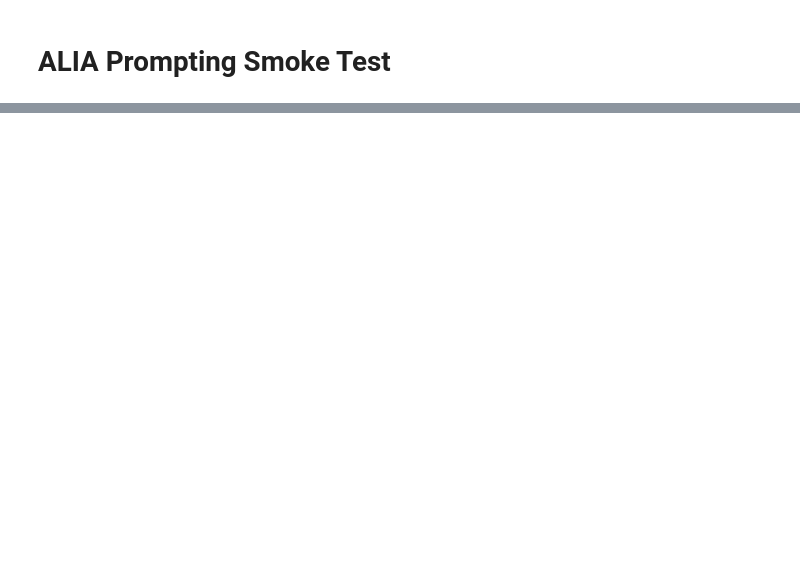
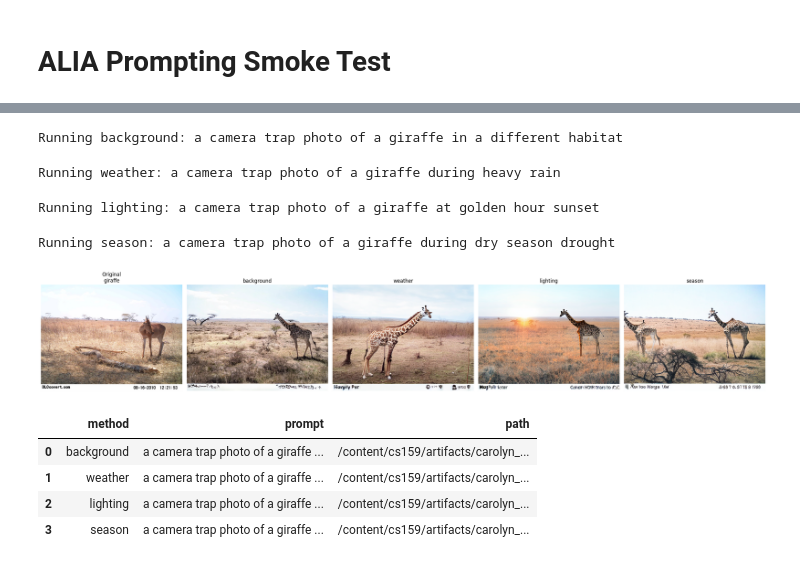
Before and after one commit to carolynruan/cs159, a Jupyter notebook: carolyn_alia_test.ipynb, the cells around one changed output, grey strips where cells are left out. Drawn from its saved outputs; the diff is of its cells as text; code cells hidden in the pictures; blank space fills up the shorter version.

Commit message:
working alia smoketest

```diff
--- a/carolyn_alia_test.ipynb
+++ b/carolyn_alia_test.ipynb
@@ -92,0 +106,70 @@ alia_outputs.to_csv(TEST_ROOT / 'alia_prompt_smoke_test.csv', index=False)
+# %%
+from alia_speciesnet_helpers import (
+    ALIA_EDIT_SPECS,
+    _get_alia_img2img_pipeline,
+    _fallback_edit,
+    _load_image,
+)
+import matplotlib.pyplot as plt
+from pathlib import Path
+from PIL import Image
+import torch, random, pandas as pd
+
+RANDOM_SEED = 42
+random.seed(RANDOM_SEED)
+
+sample_image = ALIA_REPO_PATH / 'ss_web.jpg'
+if not sample_image.exists():
+    raise FileNotFoundError(f'Missing sample image: {sample_image}')
+
+# Manually map ALIA_EDIT_SPECS names → prompts, since the helpers'
+# ALIA_PROMPT_BANKS uses different strategy names than ALIA_EDIT_SPECS.
+SPEC_PROMPTS = {
+    "background":  "a camera trap photo of a giraffe in a different habitat",
+    "weather":     "a camera trap photo of a giraffe during heavy rain",
+    "lighting":    "a camera trap photo of a giraffe at golden hour sunset",
+    "season":      "a camera trap photo of a giraffe during dry season drought",
+}
+
+device = "cuda" if torch.cuda.is_available() else "cpu"
+print(f"Using device: {device}")
+
+pipe = _get_alia_img2img_pipeline()  # loads SD 1.5; slow on CPU
+
+fig, axes = plt.subplots(1, len(ALIA_EDIT_SPECS) + 1, figsize=(5 * (len(ALIA_EDIT_SPECS) + 1), 5))
+original = Image.open(sample_image).convert('RGB')
+axes[0].imshow(original); axes[0].set_title('Original\ngiraffe'); axes[0].axis('off')
+
+records = []
+for idx, spec in enumerate(ALIA_EDIT_SPECS, start=1):
+    prompt = SPEC_PROMPTS[spec.name]
+    print(f'Running {spec.name}: {prompt}')
+
+    strength = 0.55 if spec.name == "fine_grained" else 0.65
+
+    if pipe is not None:
+        generator = torch.Generator(device=device).manual_seed(RANDOM_SEED + idx)
+        edited = pipe(
+            prompt=prompt,
+            image=original,
+            strength=strength,
+            guidance_scale=7.5,
+            num_images_per_prompt=1,
+            generator=generator,
+        ).images[0]
+    else:
+        print(f"  → no diffusers pipeline, using PIL fallback")
+        edited = _fallback_edit(original, spec)
+
+    out_path = OUTPUT_ROOT / spec.name / 'giraffe' / '0.png'
+    out_path.parent.mkdir(parents=True, exist_ok=True)
+    edited.save(out_path)
+
+    axes[idx].imshow(edited); axes[idx].set_title(spec.name); axes[idx].axis('off')
+    records.append({'method': spec.name, 'prompt': prompt, 'path': str(out_path)})
+
+plt.tight_layout(); plt.show()
+alia_outputs = pd.DataFrame(records)
+display(alia_outputs)
+alia_outputs.to_csv(TEST_ROOT / 'alia_prompt_smoke_test.csv', index=False)
+# %% [output]
@@ -92,0 +194,10 @@ alia_outputs.to_csv(TEST_ROOT / 'alia_prompt_smoke_test.csv', index=False)
+Running background: a camera trap photo of a giraffe in a different habitat
+Running weather: a camera trap photo of a giraffe during heavy rain
+Running lighting: a camera trap photo of a giraffe at golden hour sunset
+Running season: a camera trap photo of a giraffe during dry season drought
+[figure, added]
+|  | method | prompt | path |
+| 0 | background | a camera trap photo of a giraffe ... | /content/cs159/artifacts/carolyn_... |
+| 1 | weather | a camera trap photo of a giraffe ... | /content/cs159/artifacts/carolyn_... |
+| 2 | lighting | a camera trap photo of a giraffe ... | /content/cs159/artifacts/carolyn_... |
+| 3 | season | a camera trap photo of a giraffe ... | /content/cs159/artifacts/carolyn_... |
```
Also changed, not shown: parts of 8 cells of this notebook.
